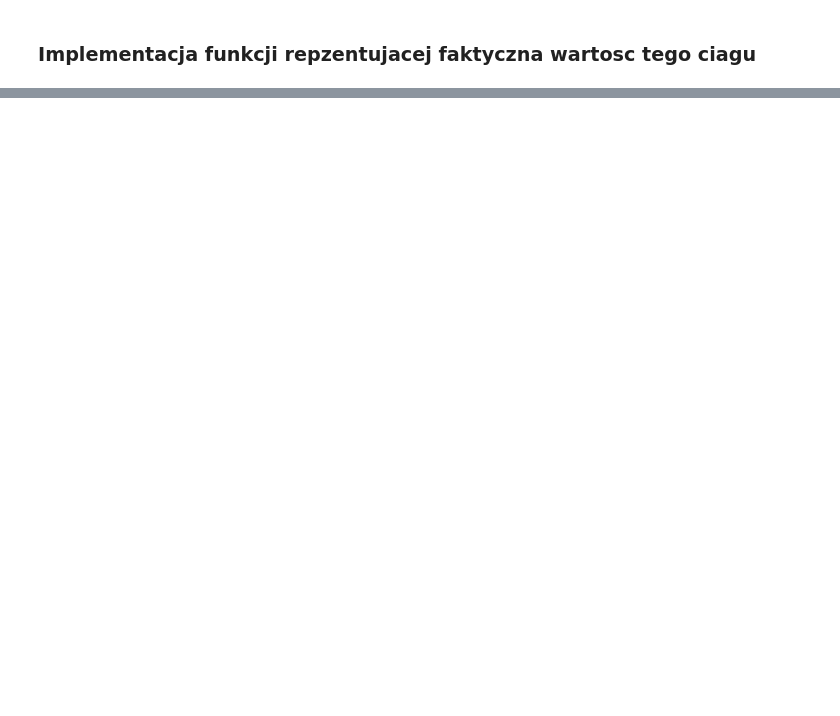
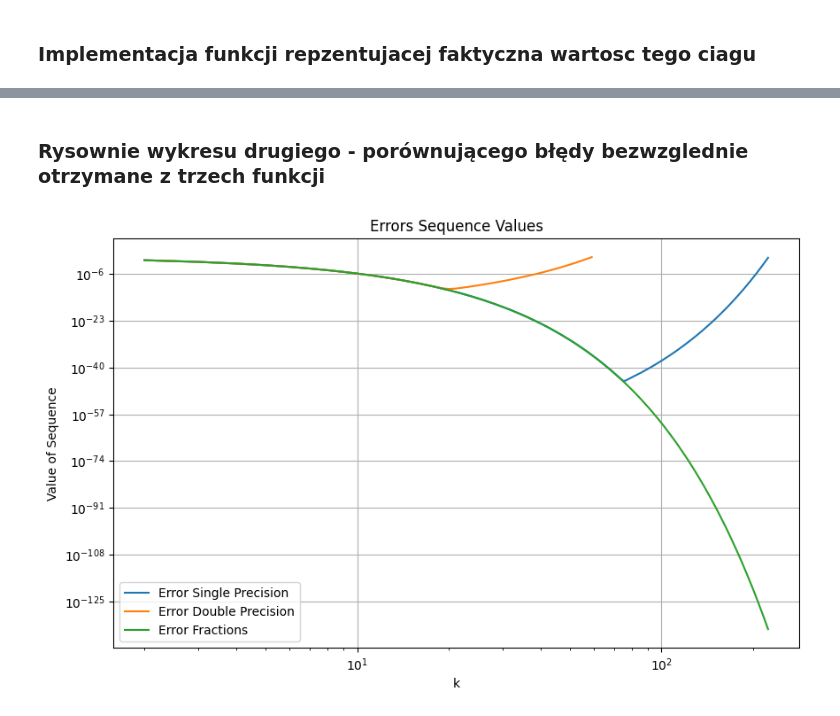
Before and after one commit to arturgesiarz/CalculationTechMethods-Course, a Jupyter notebook: lab01/ex2.ipynb, the cells around one changed output, grey strips where cells are left out. Cells and saved outputs as stored; diff of their text form; code cells hidden in the pictures; blank space fills up the shorter version.

```diff
--- a/lab01/ex2.ipynb
+++ b/lab01/ex2.ipynb
@@ -58,6 +38,3 @@ plt.show()
 # %%
 def exact_solution(k):
     return 4 ** (-k) / 3
-
-def absolute_relative_error(x, generate_function):
-    return np.abs(exact_solution(x) - generate_function(x))
@@ -69,0 +65,22 @@ for i in range(len(sequence_single)):
+# %%
+def absolute_relative_error(k, generate_function):
+    return np.abs(exact_solution(k) - generate_function(k)[k - 1])
+# %% [markdown]
+### Rysownie wykresu drugiego - porównującego błędy bezwzglednie otrzymane z trzech funkcji
+# %%
+error_single = [absolute_relative_error(k, generate_sequence_single) for k in range(2,225)]
+error_double = [absolute_relative_error(k, generate_sequence_double) for k in range(2,60)]
+error_fraction = [absolute_relative_error(k, generate_sequence_fraction) for k in range(2,225)]
+
+plt.figure(figsize=(10, 6))
+plt.loglog(range(2,225), error_single, label='Error Single Precision')
+plt.loglog(range(2,60), error_double, label='Error Double Precision')
+plt.loglog(range(2,225), error_fraction, label='Error Fractions')
+plt.xlabel('k')
+plt.ylabel('Value of Sequence')
+plt.title('Errors Sequence Values')
+plt.legend()
+plt.grid(True)
+plt.show()
+# %% [output]
+[figure, added]
```
Also changed, not shown: parts of 7 cells of this notebook, 1 other file.
